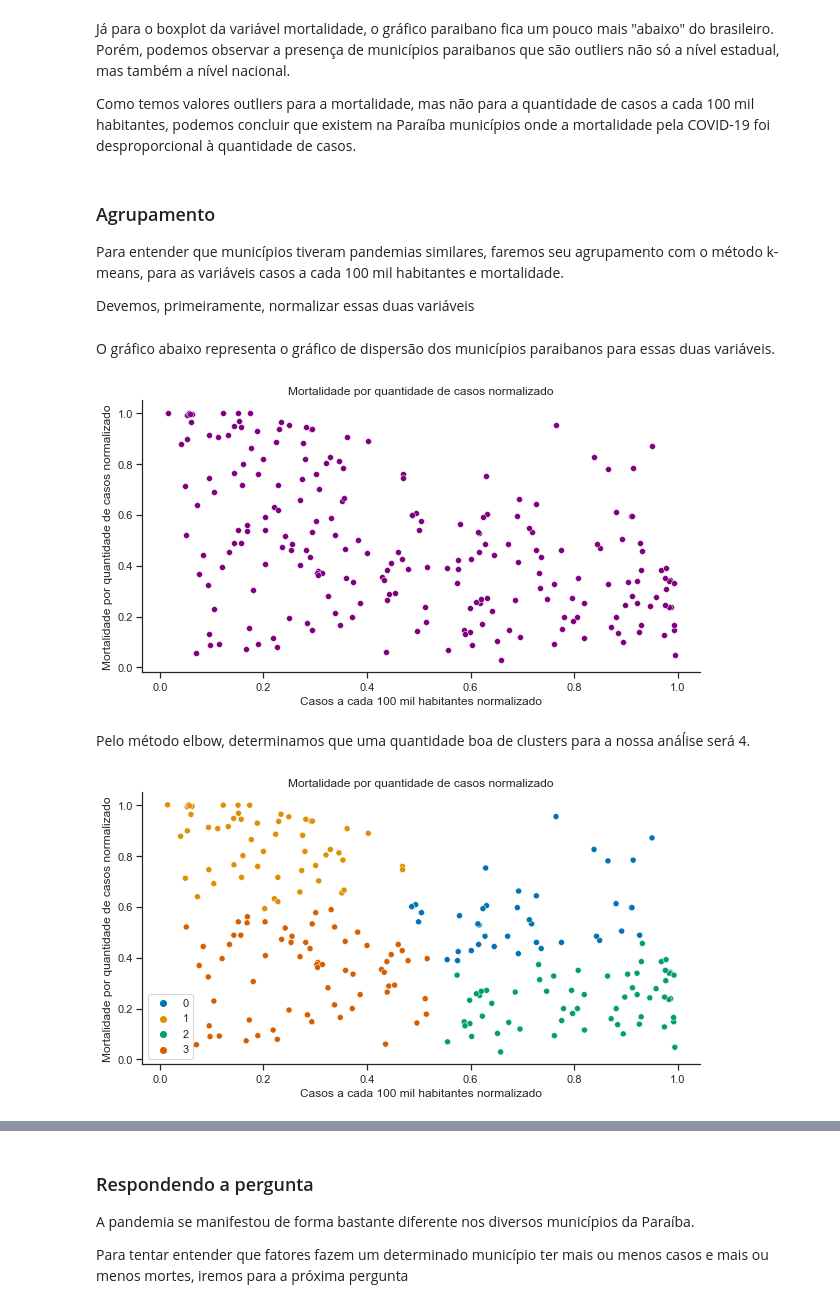
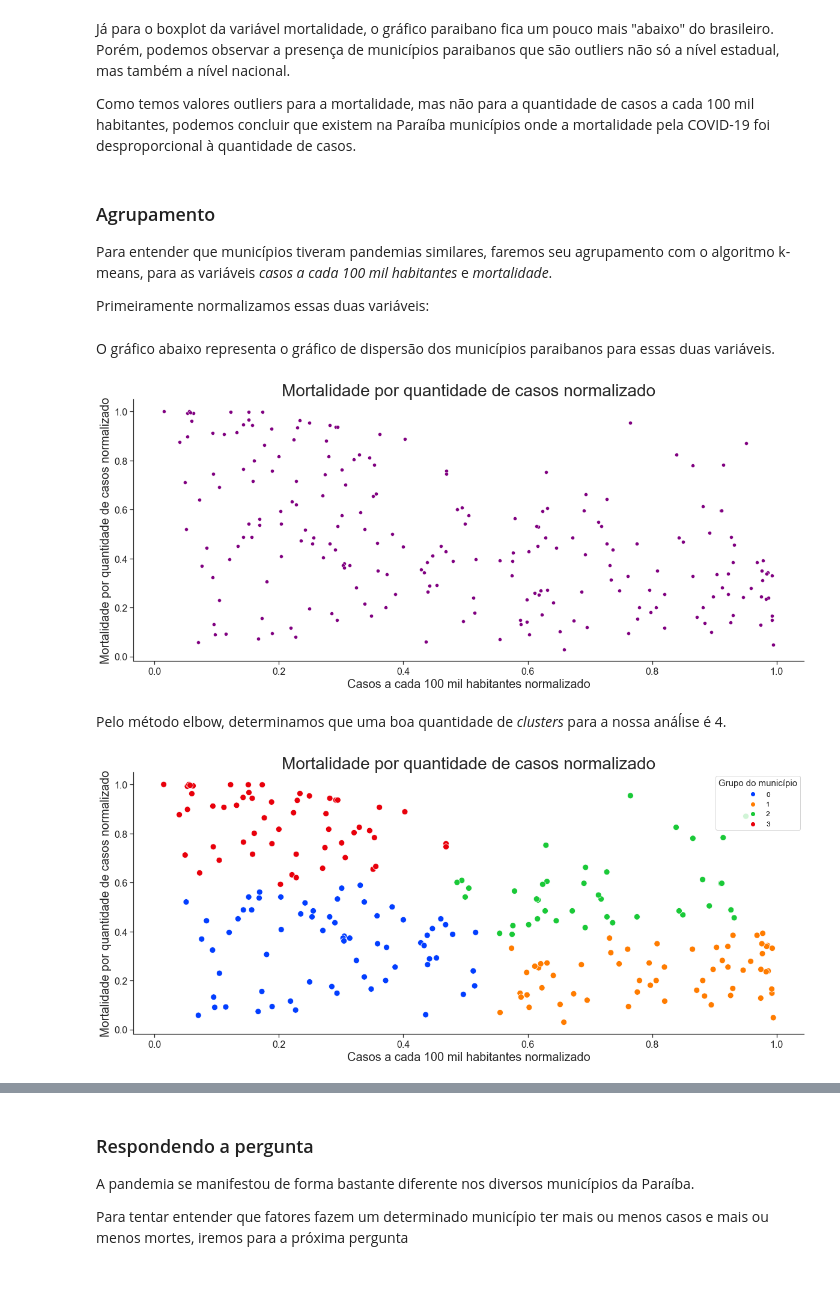
Before and after one commit to maxbarbosa/data-science-final-project, a Jupyter notebook: relatorio_final.ipynb, the cells around one changed output, grey strips where cells are left out. Saved outputs shown, nothing was run; the diff lists cells and outputs as text; code cells hidden in the pictures; blank space fills up the shorter version.

```diff
--- a/relatorio_final.ipynb
+++ b/relatorio_final.ipynb
@@ -435,9 +441,9 @@ Como temos valores outliers para a mortalidade, mas não para a quantidade de ca
 # %% [markdown]
 ### Agrupamento
 
-Para entender que municípios tiveram pandemias similares, faremos seu agrupamento com o método k-means, para as variáveis casos a cada 100 mil habitantes e mortalidade.
+Para entender que municípios tiveram pandemias similares, faremos seu agrupamento com o algoritmo k-means, para as variáveis _casos a cada 100 mil habitantes_ e _mortalidade_.
 
-Devemos, primeiramente, normalizar essas duas variáveis
+Primeiramente normalizamos essas duas variáveis:
 # %%
 mean_conf_p100 = np.mean(casos_pb_df['confirmed_per_100k_inhabitants'])
 std_conf_p100 = np.std(casos_pb_df['confirmed_per_100k_inhabitants'])
@@ -451,24 +457,32 @@ dth_rt_norm = norm.cdf(casos_pb_df['death_rate'],loc = mean_dth_rt , scale = std
 O gráfico abaixo representa o gráfico de dispersão dos municípios paraibanos para essas duas variáveis.
 # %%
 ax = sns.scatterplot(x = conf_p100_norm, y = dth_rt_norm, color = 'purple')
-ax.set_xlabel('Casos a cada 100 mil habitantes normalizado')
-ax.set_ylabel('Mortalidade por quantidade de casos normalizado')
-ax.set_title('Mortalidade por quantidade de casos normalizado')
-ax.figure.set_size_inches(10, 5)
+ax.set_title('Mortalidade por quantidade de casos normalizado',  fontsize = 28)
+ax.set_xlabel('Casos a cada 100 mil habitantes normalizado', fontsize = 20)
+ax.set_ylabel('Mortalidade por quantidade de casos normalizado', fontsize = 20)
+ax.figure.set_size_inches(20, 8)
+ax.tick_params(labelsize = 16)
 # %% [output]
-[figure, old version]
+[figure, new version]
 # %% [markdown]
-Pelo método elbow, determinamos que uma quantidade boa de clusters para a nossa anáĺise será 4.
+Pelo método elbow, determinamos que uma boa quantidade de _clusters_ para a nossa anáĺise é 4.
 # %%
 grouping_data = pd.DataFrame({'Casos a cada 100 mil habitantes normalizado' : conf_p100_norm, 'Mortalidade por quantidade de casos normalizado': dth_rt_norm})
 
 kmeans = KMeans(n_clusters = 4)
 kmeans.fit(grouping_data)
-ax = sns.scatterplot(x = conf_p100_norm, y = dth_rt_norm, hue= kmeans.labels_, palette= 'colorblind')
-ax.set_xlabel('Casos a cada 100 mil habitantes normalizado')
-ax.set_ylabel('Mortalidade por quantidade de casos normalizado')
-ax.set_title('Mortalidade por quantidade de casos normalizado')
-ax.figure.set_size_inches(10, 5)
+ax = sns.scatterplot(x = conf_p100_norm, y = dth_rt_norm, hue= kmeans.labels_, palette= 'bright', s=100)
+
+ax.legend(
+    loc='upper right', title='Grupo do município',
+    title_fontsize = 15, fontsize = 12, labelcolor = 'black',
+    )
+
+ax.set_title('Mortalidade por quantidade de casos normalizado', fontsize = 28)
+ax.set_xlabel('Casos a cada 100 mil habitantes normalizado', fontsize = 20)
+ax.set_ylabel('Mortalidade por quantidade de casos normalizado', fontsize = 20)
+ax.figure.set_size_inches(20, 8)
+ax.tick_params(labelsize = 16)
 # %% [output]
-[figure, old version]
+[figure, new version]
 # %% [markdown]
```
Also changed, not shown: parts of 26 cells of this notebook.
